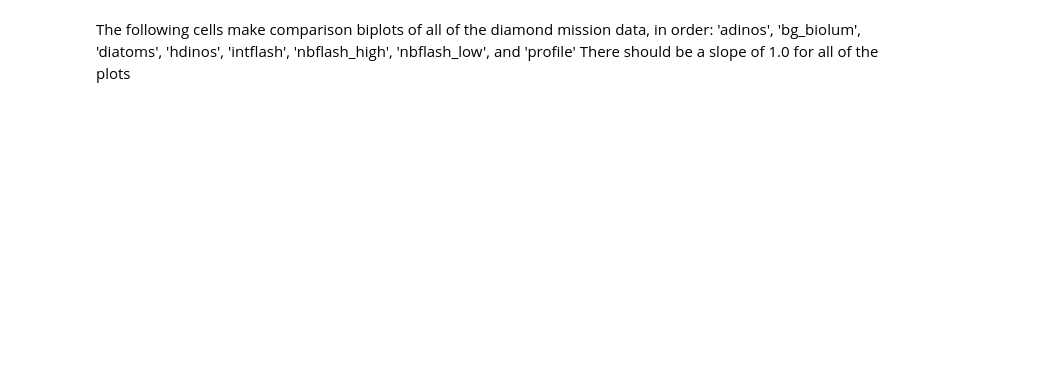
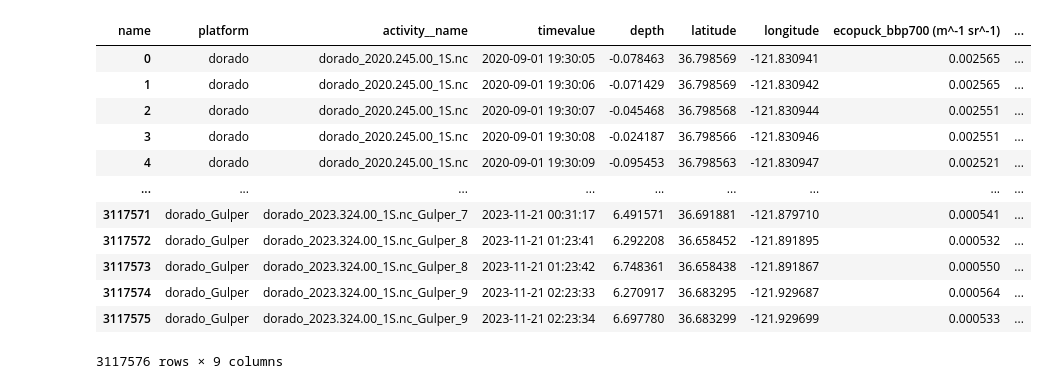
Before and after one commit to mbari-org/auv-python, a Jupyter notebook: notebooks/5.6-mpm-compare_auv_hs2_ecopuck.ipynb, the cells around one changed output. Saved outputs shown, nothing was run; the diff lists cells and outputs as text; code cells hidden in the pictures; blank space fills up the shorter version.

```diff
--- a/notebooks/5.6-mpm-compare_auv_hs2_ecopuck.ipynb
+++ b/notebooks/5.6-mpm-compare_auv_hs2_ecopuck.ipynb
@@ -37,8 +47,9 @@ hv.extension("bokeh")
 # %%
+%%time
 # Takes several minutes to retrieve the data the first time, thereafter it's read from a local cache
 data_file = pooch.retrieve(
-    url="https://stoqs.shore.mbari.org/stoqs_auv_compare_t/api/measuredparameter.parquet?parameter__name=ecopuck_bbp700+%28m%5E-1+sr%5E-1%29&parameter__name=ecopuck_chl+%28ug%2Fl%29&parameter__name=hs2_bb700+%28m-1%29&parameter__name=hs2_fl700&measurement__instantpoint__activity__platform__name=dorado&measurement__instantpoint__timevalue__gt=2020-09-02+02%3A39%3A37&measurement__instantpoint__timevalue__lt=2023-02-16+16%3A50%3A46&measurement__depth__gte=-8.36&measurement__depth__lte=265.11&collect=name&include=activity__name",
-    known_hash="063071ffb1454b07625ac4b58c77f847830a798d37f68494d2c1c797fd097bc4",
+    url="https://stoqs.shore.mbari.org/stoqs_all_dorado/api/measuredparameter.parquet?parameter__name=ecopuck_bbp700+%28m%5E-1+sr%5E-1%29&parameter__name=hs2_bb700+%28m-1%29&parameter__name=sigmat&measurement__instantpoint__timevalue__gt=2020-09-01+00%3A00%3A00&measurement__instantpoint__timevalue__lt=2023-11-30+00%3A00%3A00&measurement__depth__gte=-10&measurement__depth__lte=2651&collect=name&include=activity__name",
+    known_hash="ddafae5bf32c5b3aea176d2559b93564c6a1f92caf5051d73de45a8c606aedd9",
 )
 df = pd.read_parquet(data_file)
 df.describe()
@@ -57,4 +68,27 @@ hs2_plot * ecopuck_plot
-# %% [markdown]
-The following cells make comparison biplots of all of the diamond mission data, in order:
-'adinos', 'bg_biolum', 'diatoms', 'hdinos', 'intflash', 'nbflash_high', 'nbflash_low', and 'profile'
-There should be a slope of 1.0 for all of the plots
+# %%
+# Remove egregious backscatter values and convert multi-indexes to regular columns in a dataframe modified
+x = "hs2_bb700 (m-1)"
+y = "ecopuck_bbp700 (m^-1 sr^-1)"
+hs2_bb700_max = 0.1            # x axis maximum value for regression
+ecopuck_bbp700_max = 0.006     # y axis maximum value for regression
+
+df[x][df[x] > hs2_bb700_max] = np.nan
+df[x][df[x] < 0.0] = np.nan
+df[y][df[y] > ecopuck_bbp700_max] = np.nan
+df[y][df[y] < 0.0] = np.nan
+dfm = df.reset_index()
+dfm
+# %% [output]
+| name | platform | activity__name | timevalue | depth | latitude | longitude | ecopuck_bbp700 (m^-1 sr^-1) | ... |
+| 0 | dorado | dorado_2020.245.00_1S.nc | 2020-09-01 19:30:05 | -0.078463 | 36.798569 | -121.830941 | 0.002565 | ... |
+| 1 | dorado | dorado_2020.245.00_1S.nc | 2020-09-01 19:30:06 | -0.071429 | 36.798569 | -121.830942 | 0.002565 | ... |
+| 2 | dorado | dorado_2020.245.00_1S.nc | 2020-09-01 19:30:07 | -0.045468 | 36.798568 | -121.830944 | 0.002551 | ... |
+| 3 | dorado | dorado_2020.245.00_1S.nc | 2020-09-01 19:30:08 | -0.024187 | 36.798566 | -121.830946 | 0.002551 | ... |
+| 4 | dorado | dorado_2020.245.00_1S.nc | 2020-09-01 19:30:09 | -0.095453 | 36.798563 | -121.830947 | 0.002521 | ... |
+| ... | ... | ... | ... | ... | ... | ... | ... | ... |
+| 3117571 | dorado_Gulper | dorado_2023.324.00_1S.nc_Gulper_7 | 2023-11-21 00:31:17 | 6.491571 | 36.691881 | -121.879710 | 0.000541 | ... |
+| 3117572 | dorado_Gulper | dorado_2023.324.00_1S.nc_Gulper_8 | 2023-11-21 01:23:41 | 6.292208 | 36.658452 | -121.891895 | 0.000532 | ... |
+| 3117573 | dorado_Gulper | dorado_2023.324.00_1S.nc_Gulper_8 | 2023-11-21 01:23:42 | 6.748361 | 36.658438 | -121.891867 | 0.000550 | ... |
+| 3117574 | dorado_Gulper | dorado_2023.324.00_1S.nc_Gulper_9 | 2023-11-21 02:23:33 | 6.270917 | 36.683295 | -121.929687 | 0.000564 | ... |
+| 3117575 | dorado_Gulper | dorado_2023.324.00_1S.nc_Gulper_9 | 2023-11-21 02:23:34 | 6.697780 | 36.683299 | -121.929699 | 0.000533 | ... |
+3117576 rows × 9 columns
```
Also changed, not shown: parts of 14 cells of this notebook, 1 other file.
